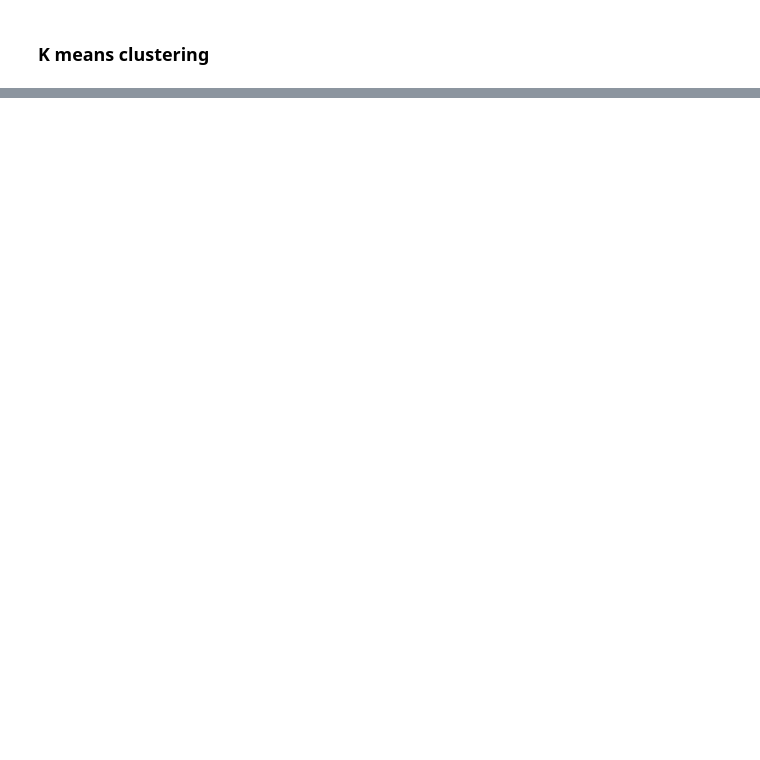
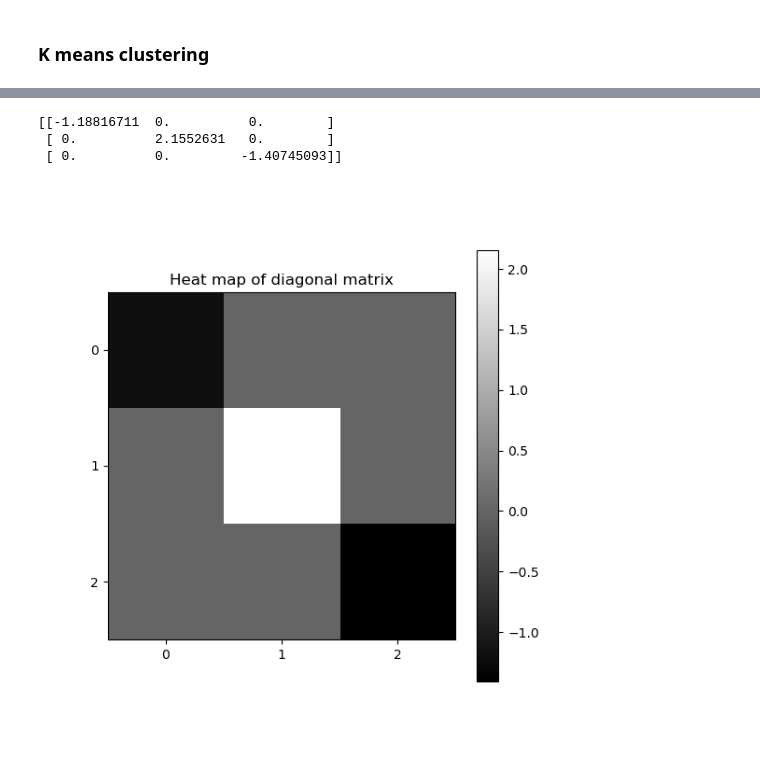
Before and after one commit to qamarr6092/math-with-python, a Jupyter notebook: Linear Algebra/linear_algebra.ipynb, the cells around one changed output, grey strips where cells are left out. Drawn from its saved outputs; the diff is of its cells as text; code cells hidden in the pictures; blank space fills up the shorter version.

```diff
--- a/Linear Algebra/linear_algebra.ipynb
+++ b/Linear Algebra/linear_algebra.ipynb
@@ -574,0 +630,16 @@ plt.show()
+# %%
+d = np.random.randn(3)
+D = np.diag(d)
+plt.figure(figsize = (6,6))
+plt.imshow(D, cmap ='grey')
+plt.colorbar()
+plt.xticks(list(range(0,len(D))))
+plt.yticks(list(range(0,len(D))))
+plt.title('Heat map of diagonal matrix')
+print(f'{D}')
+plt.show()
+# %% [output]
+[[-1.18816711  0.          0.        ]
+ [ 0.          2.1552631   0.        ]
+ [ 0.          0.         -1.40745093]]
+[figure, added]
```
Also changed, not shown: parts of 43 cells of this notebook.
